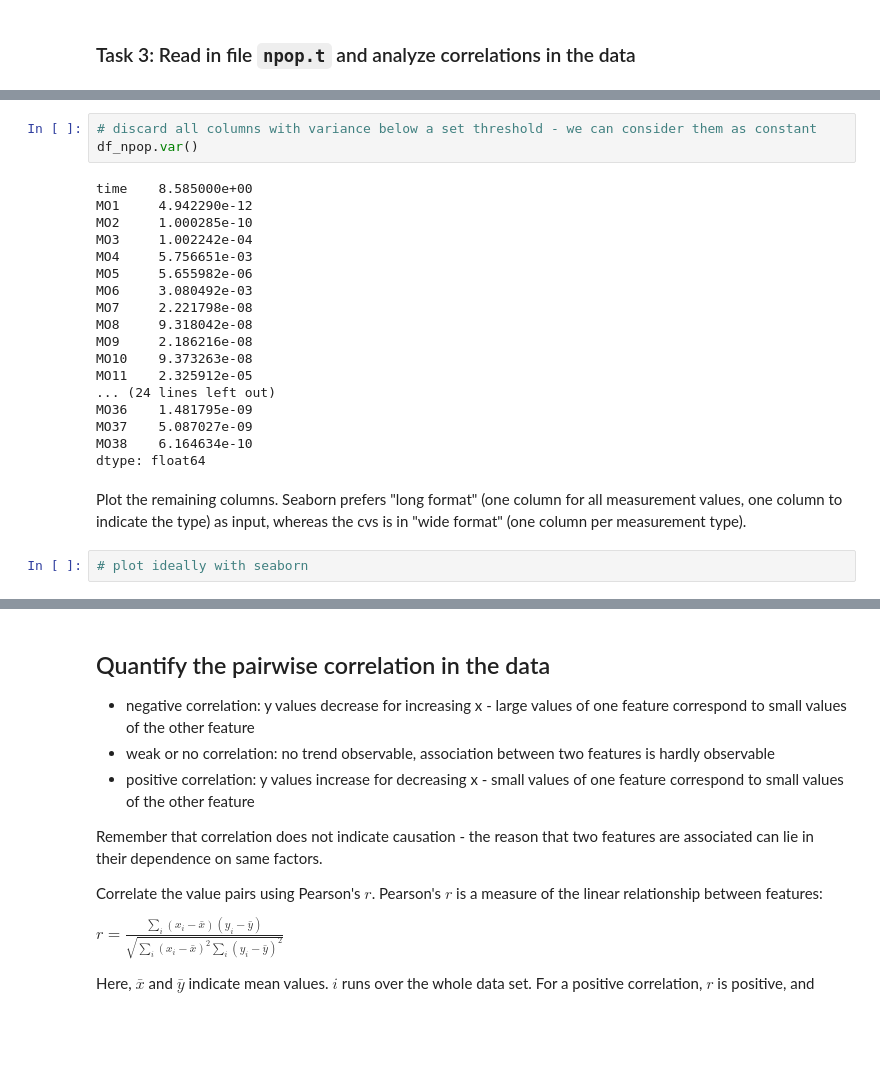
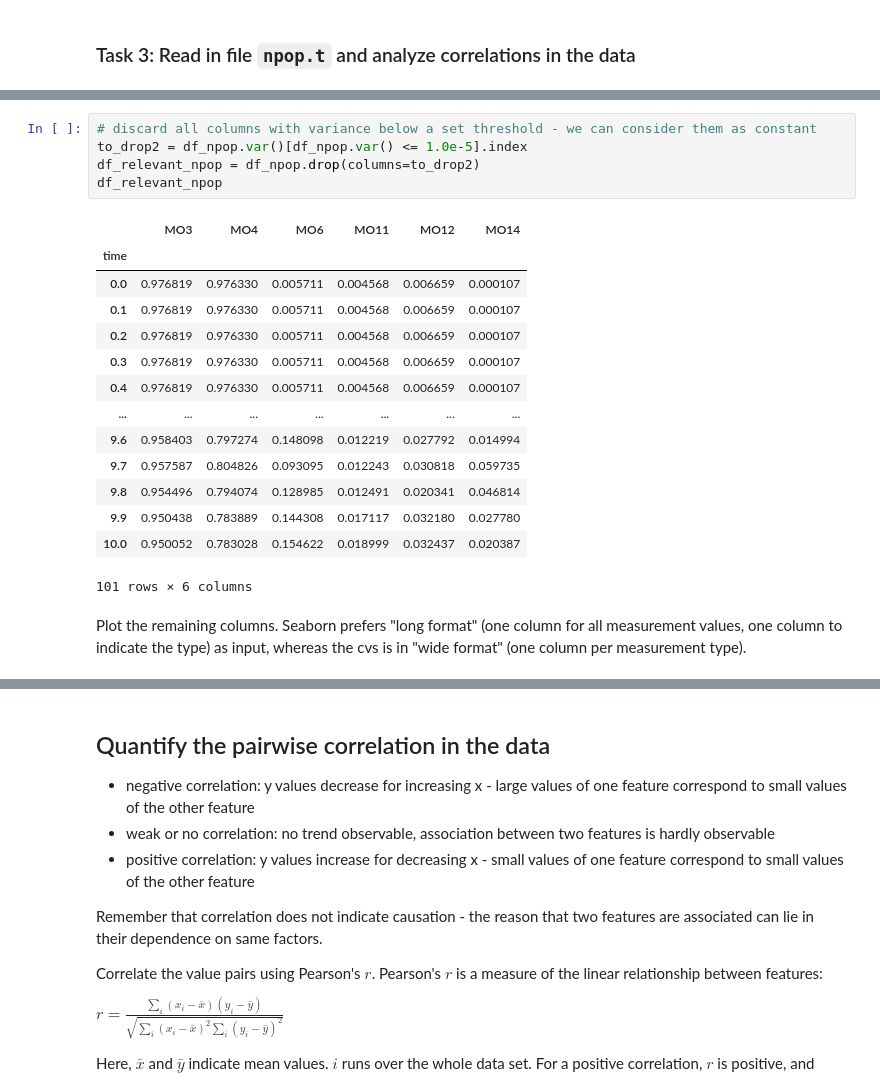
Before and after one commit to tlaus-ukhd/research-question-tlaus, a Jupyter notebook: notebook/notebook_unit1.ipynb, the cells around one changed output, grey strips where cells are left out. Cells and saved outputs as stored; diff of their text form; blank space fills up the shorter version.

```diff
--- a/notebook/notebook_unit1.ipynb
+++ b/notebook/notebook_unit1.ipynb
@@ -98,25 +120,22 @@ df_npop = pd.read_csv("../data/npop.t", sep=r"\s+|\t+|\s+\t+|\t+\s+")
 # %%
 # discard all columns with variance below a set threshold - we can consider them as constant
-df_npop.var()
+to_drop2 = df_npop.var()[df_npop.var() <= 1.0e-5].index
+df_relevant_npop = df_npop.drop(columns=to_drop2)
+df_relevant_npop
 # %% [output]
+|  | MO3 | MO4 | MO6 | MO11 | MO12 | MO14 |
+| time |  |  |  |  |  |  |
+| 0.0 | 0.976819 | 0.976330 | 0.005711 | 0.004568 | 0.006659 | 0.000107 |
+| 0.1 | 0.976819 | 0.976330 | 0.005711 | 0.004568 | 0.006659 | 0.000107 |
+| 0.2 | 0.976819 | 0.976330 | 0.005711 | 0.004568 | 0.006659 | 0.000107 |
+| 0.3 | 0.976819 | 0.976330 | 0.005711 | 0.004568 | 0.006659 | 0.000107 |
+| 0.4 | 0.976819 | 0.976330 | 0.005711 | 0.004568 | 0.006659 | 0.000107 |
+| ... | ... | ... | ... | ... | ... | ... |
+| 9.6 | 0.958403 | 0.797274 | 0.148098 | 0.012219 | 0.027792 | 0.014994 |
+| 9.7 | 0.957587 | 0.804826 | 0.093095 | 0.012243 | 0.030818 | 0.059735 |
+| 9.8 | 0.954496 | 0.794074 | 0.128985 | 0.012491 | 0.020341 | 0.046814 |
+| 9.9 | 0.950438 | 0.783889 | 0.144308 | 0.017117 | 0.032180 | 0.027780 |
+| 10.0 | 0.950052 | 0.783028 | 0.154622 | 0.018999 | 0.032437 | 0.020387 |
-time    8.585000e+00
-MO1     4.942290e-12
-MO2     1.000285e-10
-MO3     1.002242e-04
-MO4     5.756651e-03
-MO5     5.655982e-06
-MO6     3.080492e-03
-MO7     2.221798e-08
-MO8     9.318042e-08
-MO9     2.186216e-08
-MO10    9.373263e-08
-MO11    2.325912e-05
-... (24 lines left out)
-MO36    1.481795e-09
-MO37    5.087027e-09
-MO38    6.164634e-10
-dtype: float64
+101 rows × 6 columns
 # %% [markdown]
 Plot the remaining columns. Seaborn prefers "long format" (one column for all measurement values, one column to indicate the type) as input, whereas the cvs is in "wide format" (one column per measurement type).
-# %%
-# plot ideally with seaborn
```
Also changed, not shown: parts of 10 cells of this notebook.
